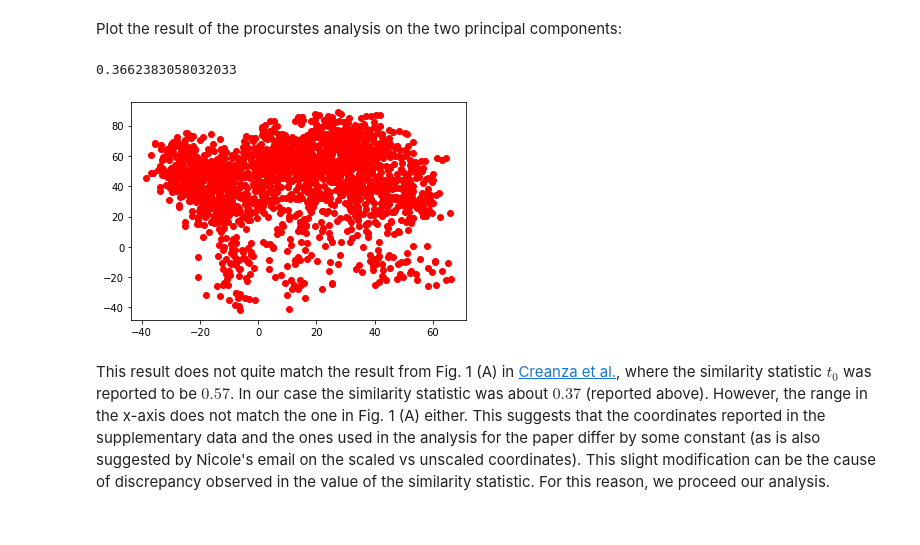
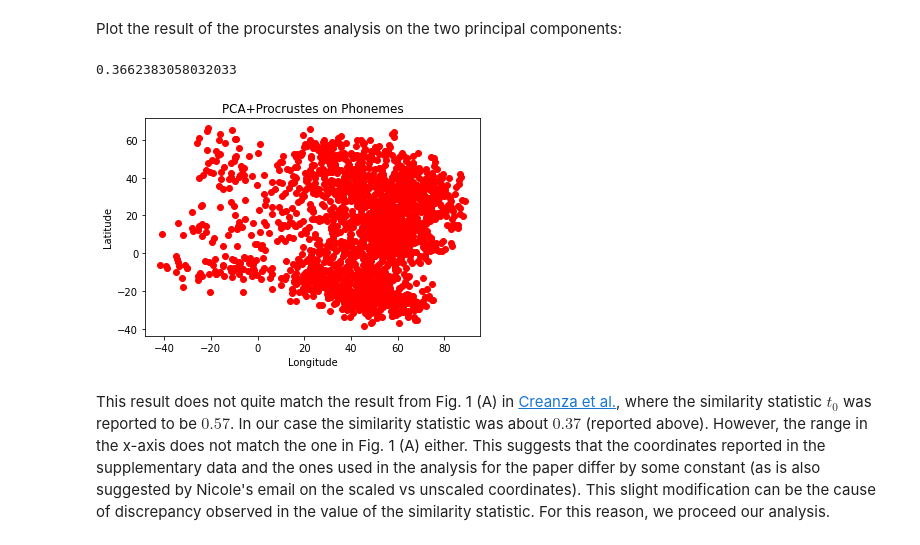
Before and after one commit to camoalon/language_genes, a Jupyter notebook: PCA.ipynb, the cells around one changed output. Saved outputs shown, nothing was run; the diff lists cells and outputs as text; code cells hidden in the pictures.

```diff
--- a/PCA.ipynb
+++ b/PCA.ipynb
@@ -219,12 +221,15 @@ d_paper, Z_paper, t_paper = procrustes(coordinates_paper.values, phonemes_paper_
 # %% [markdown]
 Plot the result of the procurstes analysis on the two principal components:
 # %%
-plt.scatter(Z_paper.T[0], Z_paper.T[1], c = "r")
+plt.scatter(Z_paper.T[1], Z_paper.T[0], c = "r")
+plt.title('PCA+Procrustes on Phonemes')
+plt.xlabel('Longitude')
+plt.ylabel('Latitude')
 t0 = np.sqrt(1-d_paper)
 print(t0)
 # %% [output]
 0.3662383058032033
-[figure, old version]
+[figure, new version]
 # %% [markdown]
 This result does not quite match the result from Fig. 1 (A) in [Creanza et al.](https://www.pnas.org/content/112/5/1265), where the similarity statistic $t_0$ was reported to be $0.57$. In our case the similarity statistic was about $0.37$ (reported above). However, the range in the x-axis does not match the one in Fig. 1 (A) either. This suggests that the coordinates reported in the supplementary data and the ones used in the analysis for the paper differ by some constant (as is also suggested by Nicole's email on the scaled vs unscaled coordinates). This slight modification can be the cause of discrepancy observed in the value of the similarity statistic. For this reason, we proceed our analysis.
 # %% [markdown]
```
Also changed, not shown: parts of 53 cells of this notebook.
